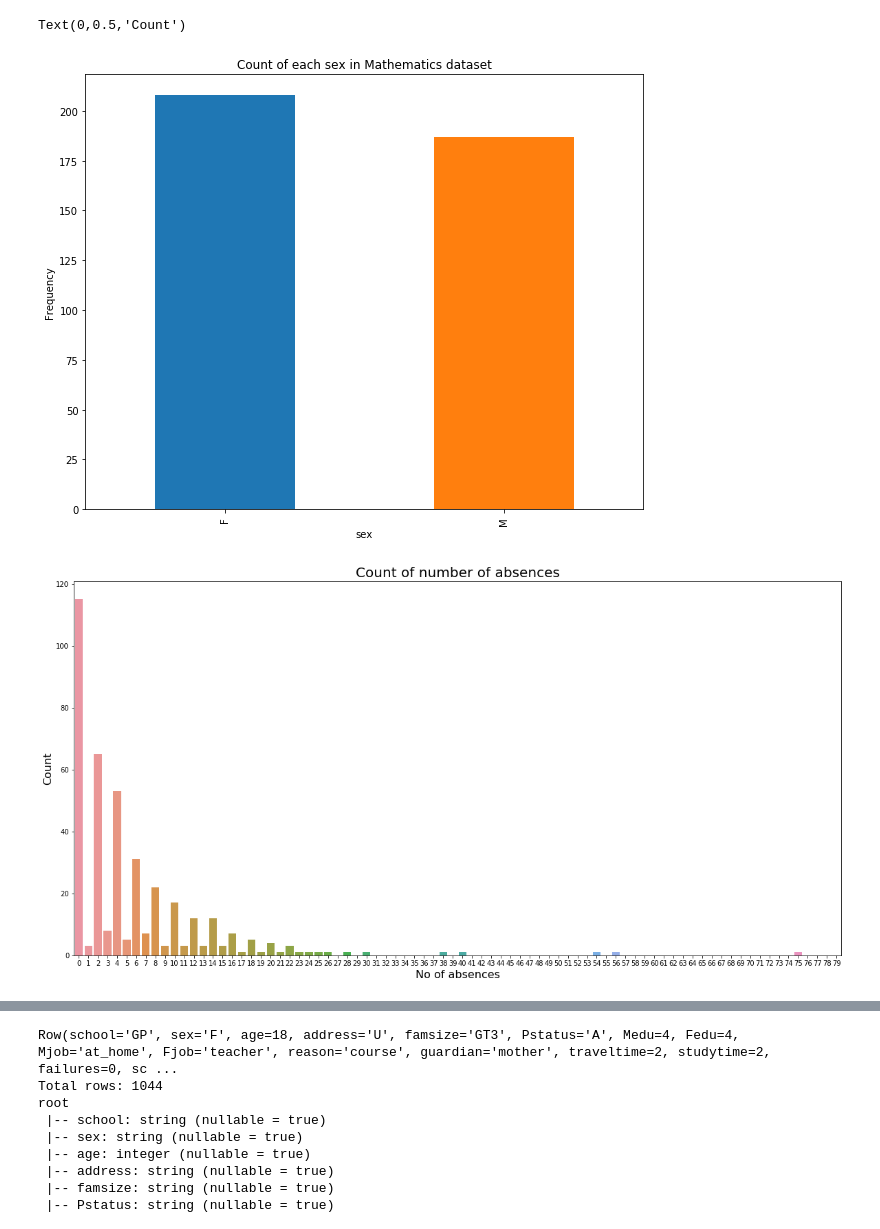
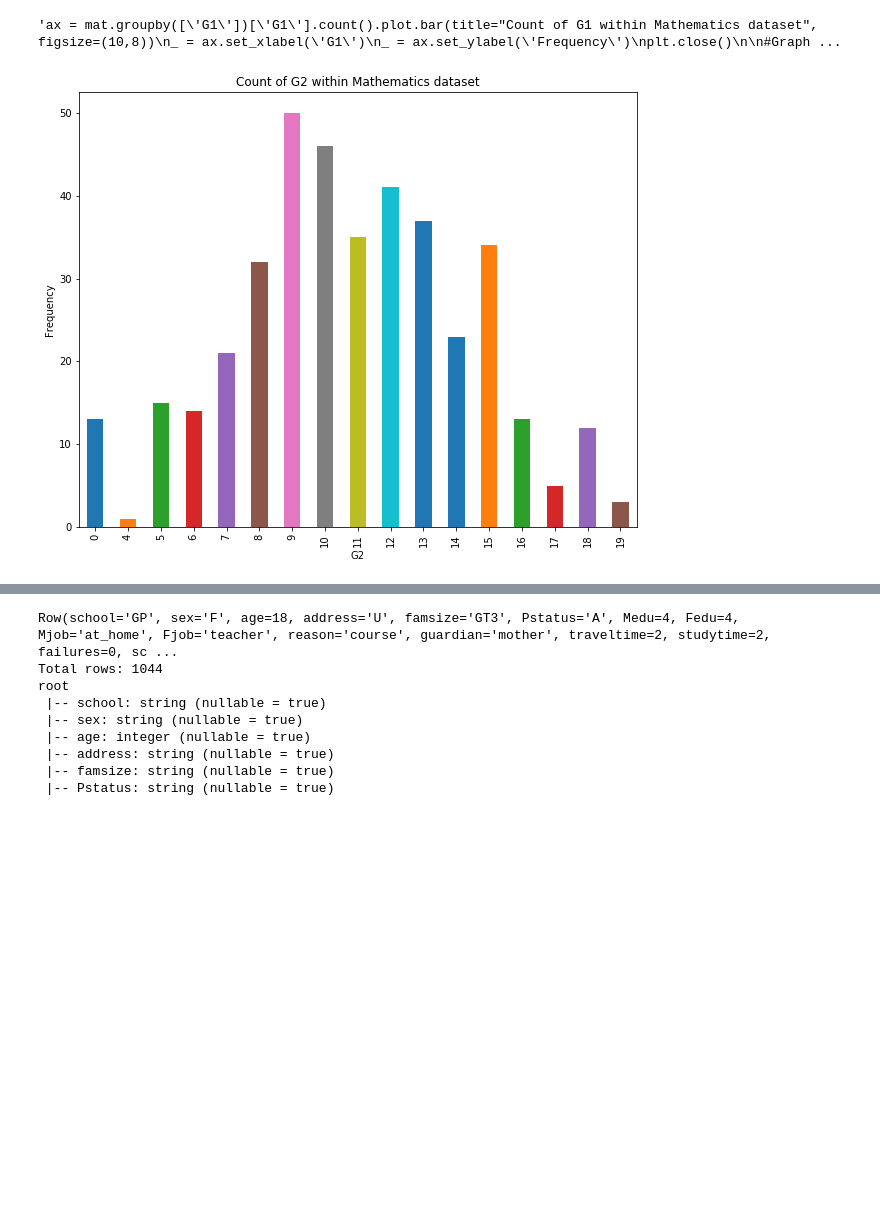
Before and after one commit to cthrnliu/StudentPerformance, a Jupyter notebook: Infosys_722_Iteration4.ipynb, the cells around one changed output, grey strips where cells are left out. Cells and saved outputs as stored; diff of their text form; code cells hidden in the pictures; blank space fills up the shorter version.

```diff
--- a/Infosys_722_Iteration4.ipynb
+++ b/Infosys_722_Iteration4.ipynb
@@ -35,17 +35,87 @@ matdf.describe().toPandas().transpose()
 #use Pandas to draw graphs
 mat = pd.read_csv('student-mat.csv', sep = ';')
 
+#Data description
+print(mat.describe())
+
 #Graph of count of sex for mathematics dataset
 ax = mat.groupby(['sex'])['sex'].count().plot.bar(title="Count of each sex in Mathematics dataset", figsize=(10,8))
 _ = ax.set_xlabel('sex')
 _ = ax.set_ylabel('Frequency')
+plt.close()
 
 #Graph of count of absences for mathematics dataset
 plt.figure(figsize=(20,10))
 sns.countplot( x = 'absences', data=mat, order=list(range(0, 80)))
-plt.title('Count of number of absences',fontsize=20)
+plt.title('Count of number of absences for mathematics dataset',fontsize=20)
 plt.xlabel('No of absences', fontsize=16)
 plt.ylabel('Count', fontsize=16)
+plt.close()
+
+#Graph of G3 vs absences
+plt.scatter(mat['absences'], mat['G3'])
+plt.title('Final Grade vs Absences for Mathematics dataset')
+plt.xlabel('absences')
+plt.ylabel('G3')
+plt.close()
+
+#Graph of count of Medu for portuguese dataset
+ax = mat.groupby(['Medu'])['Medu'].count().plot.bar(title="Count of Fathers education within Mathematics dataset", figsize=(10,8))
+_ = ax.set_xlabel('Medu')
+_ = ax.set_ylabel('Frequency')
+plt.close()
+
+#Graph of count of Fedu for mathematics dataset
+ax = mat.groupby(['Fedu'])['Fedu'].count().plot.bar(title="Count of Mothers education within Mathematics dataset", figsize=(10,8))
+_ = ax.set_xlabel('Fedu')
+_ = ax.set_ylabel('Frequency')
+plt.close()
+
+#Graph of G3 vs failures
+plt.scatter(mat['failures'], mat['G3'])
+plt.title('Final Grade vs failures for Mathematics dataset')
+plt.xlabel('failures')
+plt.ylabel('G3')
+plt.close()
+
+#Graph of G3 vs workday alcohol consumption
+plt.scatter(mat['Dalc'], mat['G3'])
+plt.title('Final Grade vs workday alcohol consumption for Mathematics dataset')
+plt.xlabel('Dalc')
+plt.ylabel('G3')
+plt.close()
+
+#Graph of G3 vs G1 alcohol consumption
+plt.scatter(mat['G1'], mat['G3'])
+plt.title('Final Grade vs G1 for Mathematics dataset')
+plt.xlabel('G1')
+plt.ylabel('G3')
+plt.close()
+
+#Graph of G3 vs G2 alcohol consumption
+plt.scatter(mat['G2'], mat['G3'])
+plt.title('Final Grade vs G2 for Mathematics dataset')
+plt.xlabel('G2')
+plt.ylabel('G3')
+plt.close()
+
+#Graph of count of G2 for mathematics dataset
+ax = mat.groupby(['G2'])['G2'].count().plot.bar(title="Count of G2 within Mathematics dataset", figsize=(10,8))
+_ = ax.set_xlabel('G2')
+_ = ax.set_ylabel('Frequency')
+
+
+#Graph of count of G1 for mathematics dataset
+'''ax = mat.groupby(['G1'])['G1'].count().plot.bar(title="Count of G1 within Mathematics dataset", figsize=(10,8))
+_ = ax.set_xlabel('G1')
+_ = ax.set_ylabel('Frequency')
+plt.close()
+
+#Graph of count of age for mathematics dataset
+ax = mat.groupby(['age'])['age'].count().plot.bar(title="Count of age within Mathematics dataset", figsize=(10,8))
+_ = ax.set_xlabel('age')
+_ = ax.set_ylabel('Frequency')
+plt.close()'''
 # %% [output]
 Row(school='GP', sex='F', age=18, address='U', famsize='GT3', Pstatus='A', Medu=4, Fedu=4, Mjob='at_home', Fjob='teacher', reason='course', guardian='mother', traveltime=2, studytime=2, failures=0, sc ...
 root
@@ -67,6 +137,5 @@ root
-Text(0,0.5,'Count')
+'ax = mat.groupby([\'G1\'])[\'G1\'].count().plot.bar(title="Count of G1 within Mathematics dataset", figsize=(10,8))\n_ = ax.set_xlabel(\'G1\')\n_ = ax.set_ylabel(\'Frequency\')\nplt.close()\n\n#Graph ...
-[figure, old version]
+[figure, new version]
-[figure, removed]
 # %%
 #read in Portugeuse Dataset
 portdf = spark.read.csv('student-por.csv',sep = ';', header=True,inferSchema=True)
```
Also changed, not shown: parts of 11 cells of this notebook.
